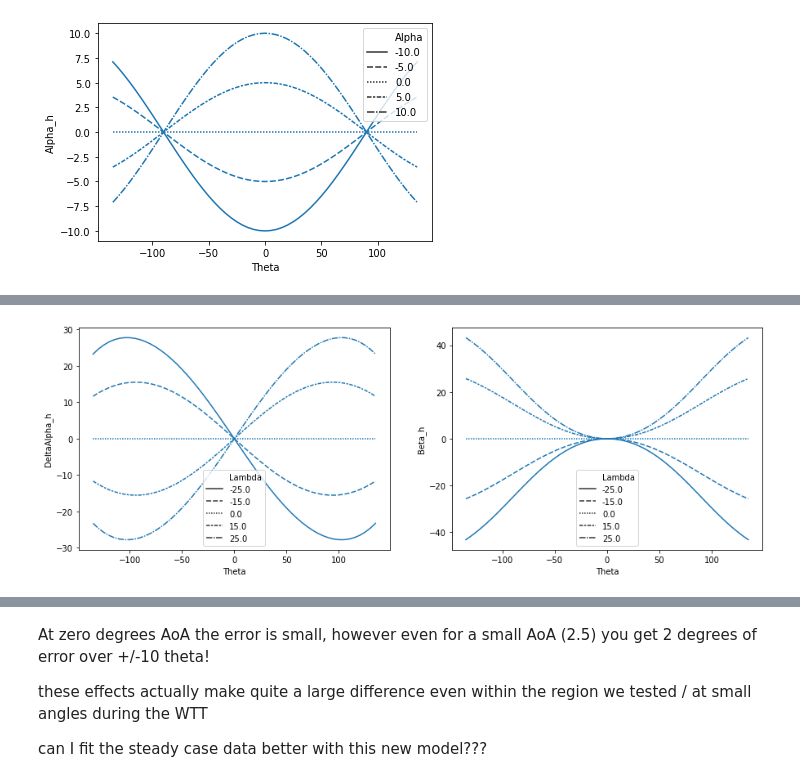
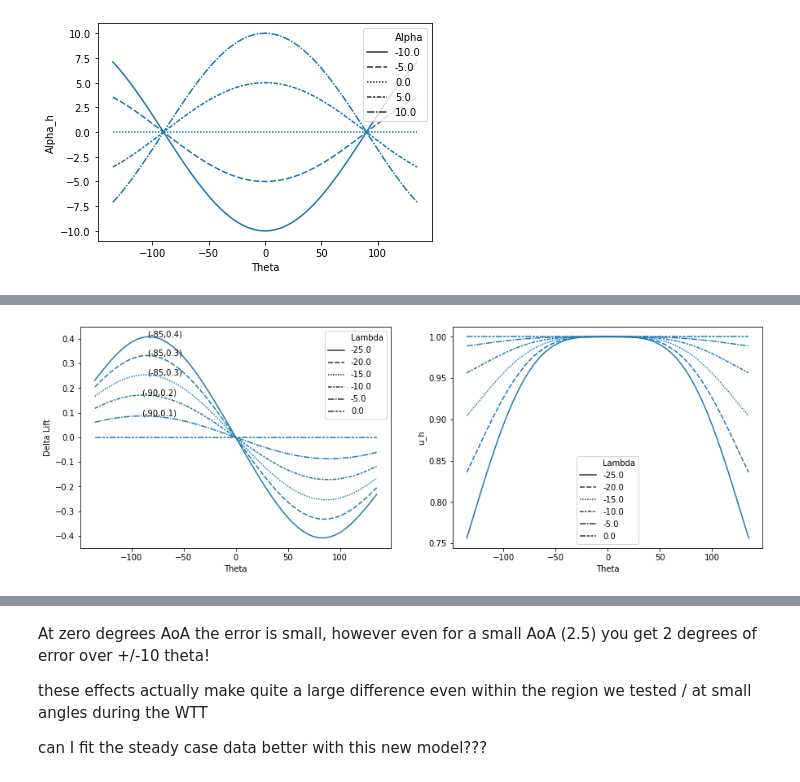
Before and after one commit to fh9g12/FwtModels, a Jupyter notebook: 7_HowDoesDeltaAlphaReallyVary.ipynb, the cells around one changed output, grey strips where cells are left out. Saved outputs shown, nothing was run; the diff lists cells and outputs as text; code cells hidden in the pictures.

```diff
--- a/7_HowDoesDeltaAlphaReallyVary.ipynb
+++ b/7_HowDoesDeltaAlphaReallyVary.ipynb
@@ -137,0 +151,19 @@ sns.lineplot(data = d,x='Theta',y='Alpha_h',style = 'Alpha')
+# %%
+d = df[(pd.Series((np.isin(df['Lambda'],[-25,-20,-15,-10,-5,0])))) & (df['Alpha']==0) & (df['Beta']==0)]
+fig, axes = plt.subplots(1,2,figsize=(15,5))
+ax = sns.lineplot(data = d,x='Theta',y='DeltaAlpha_h',style='Lambda',ax=axes[0])
+ax = sns.lineplot(data = d,x='Theta',y='Beta_h',style='Lambda',ax=axes[1])
+
+# create a helper function for annotating the maximums
+def AnnotateMaxs(data,group,x,y,ax):
+    # annotate the maximum values on delat alpha plot
+    maxVals = data[data[y] == data.groupby(group)[y].transform('max')]
+    maxVals= maxVals[maxVals[y]>0]
+
+    for index,row in maxVals.iterrows():
+        yv = row[y]
+        xv = row[x]
+        ax.text(xv,yv,f'({xv:.0f},{yv:.1f})')
+
+# annotate maximums
+AnnotateMaxs(data=d,group='Lambda',x='Theta',y='DeltaAlpha_h',ax=axes[0])
@@ -138,9 +184,13 @@ sns.lineplot(data = d,x='Theta',y='Alpha_h',style = 'Alpha')
 # %%
-d = df[(pd.Series((np.isin(df['Lambda'],[-25,-15,0,15,25])))) & (df['Alpha']==0) & (df['Beta']==0)]
+df['Delta Lift'] = df['u_h']*df['u_h']*np.deg2rad(df['DeltaAlpha_h'])
+
+d = df[(pd.Series((np.isin(df['Lambda'],[-25,-20,-15,-10,-5,0])))) & (df['Alpha']==0) & (df['Beta']==0)]
+
 fig, axes = plt.subplots(1,2,figsize=(15,5))
-ax = sns.lineplot(data = d,x='Theta',y='DeltaAlpha_h',style='Lambda',ax=axes[0])
-ax = sns.lineplot(data = d,x='Theta',y='Beta_h',style='Lambda',ax=axes[1])
+sns.lineplot(data = d,x='Theta',y='Delta Lift',style='Lambda',ax=axes[0])
+sns.lineplot(data = d,x='Theta',y='u_h',style='Lambda',ax=axes[1])
 
-# ax.set(grid = True)
+
+AnnotateMaxs(data=d,group='Lambda',x='Theta',y='Delta Lift',ax=axes[0])
 # %% [output]
-[figure, old version]
+[figure, new version]
```
Also changed, not shown: parts of 24 cells of this notebook.
